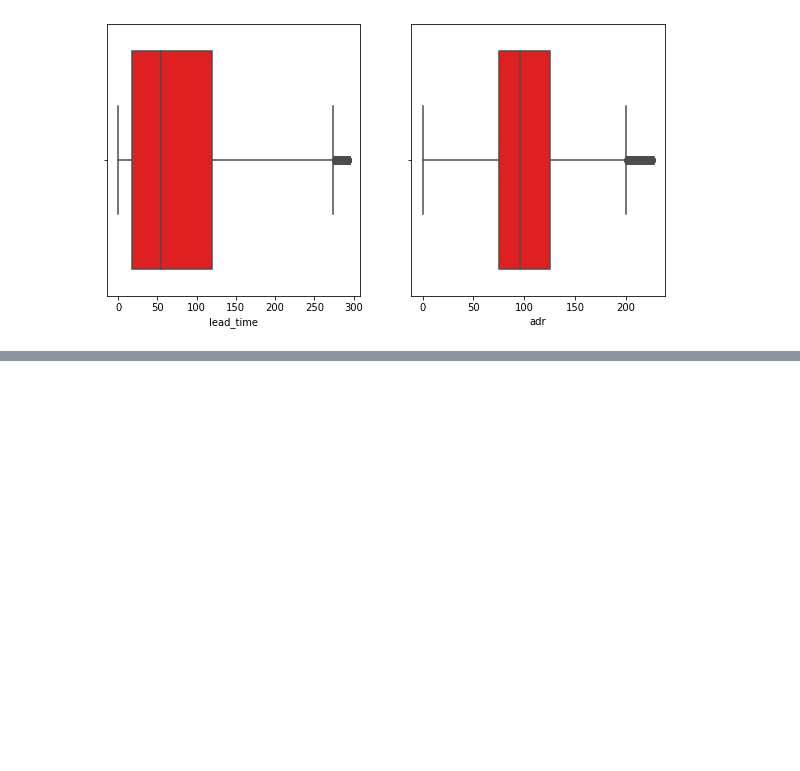
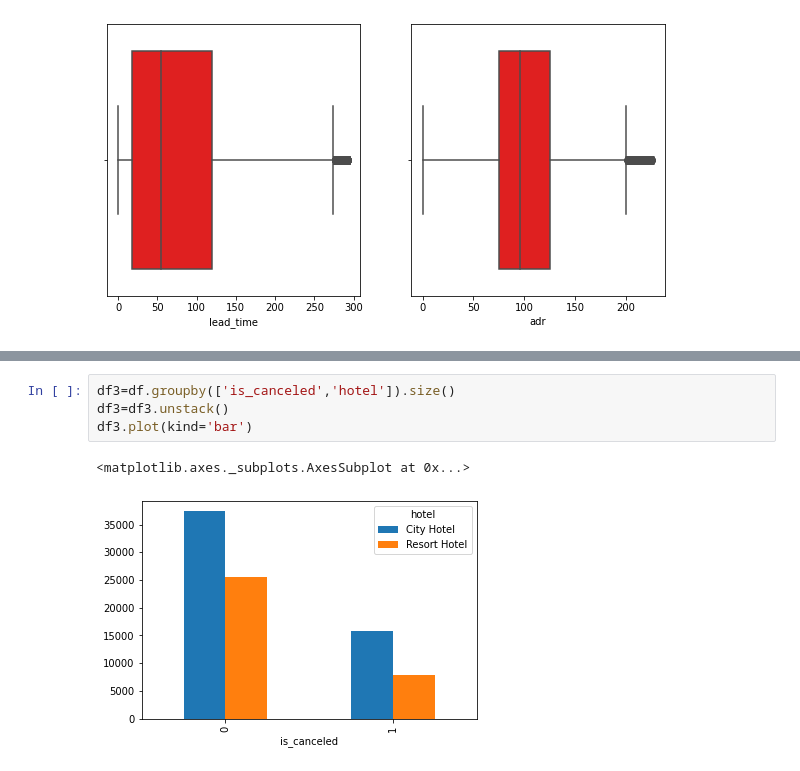
Before and after one commit to sugunayaparala/-Hotel-Booking-Analysis, a Jupyter notebook: Hotel_Booking_Analysis_Capstone_Project.ipynb, the cells around one changed output, grey strips where cells are left out. Saved outputs shown, nothing was run; the diff lists cells and outputs as text; blank space fills up the shorter version.

```diff
--- a/Hotel_Booking_Analysis_Capstone_Project.ipynb
+++ b/Hotel_Booking_Analysis_Capstone_Project.ipynb
@@ -303,0 +369,7 @@ sns.boxplot(x=df1['adr'], color='red')
+# %%
+df3=df.groupby(['is_canceled','hotel']).size()
+df3=df3.unstack()
+df3.plot(kind='bar')
+# %% [output]
+<matplotlib.axes._subplots.AxesSubplot at 0x...>
+[figure, added]
```
Also changed, not shown: parts of 18 cells of this notebook.
